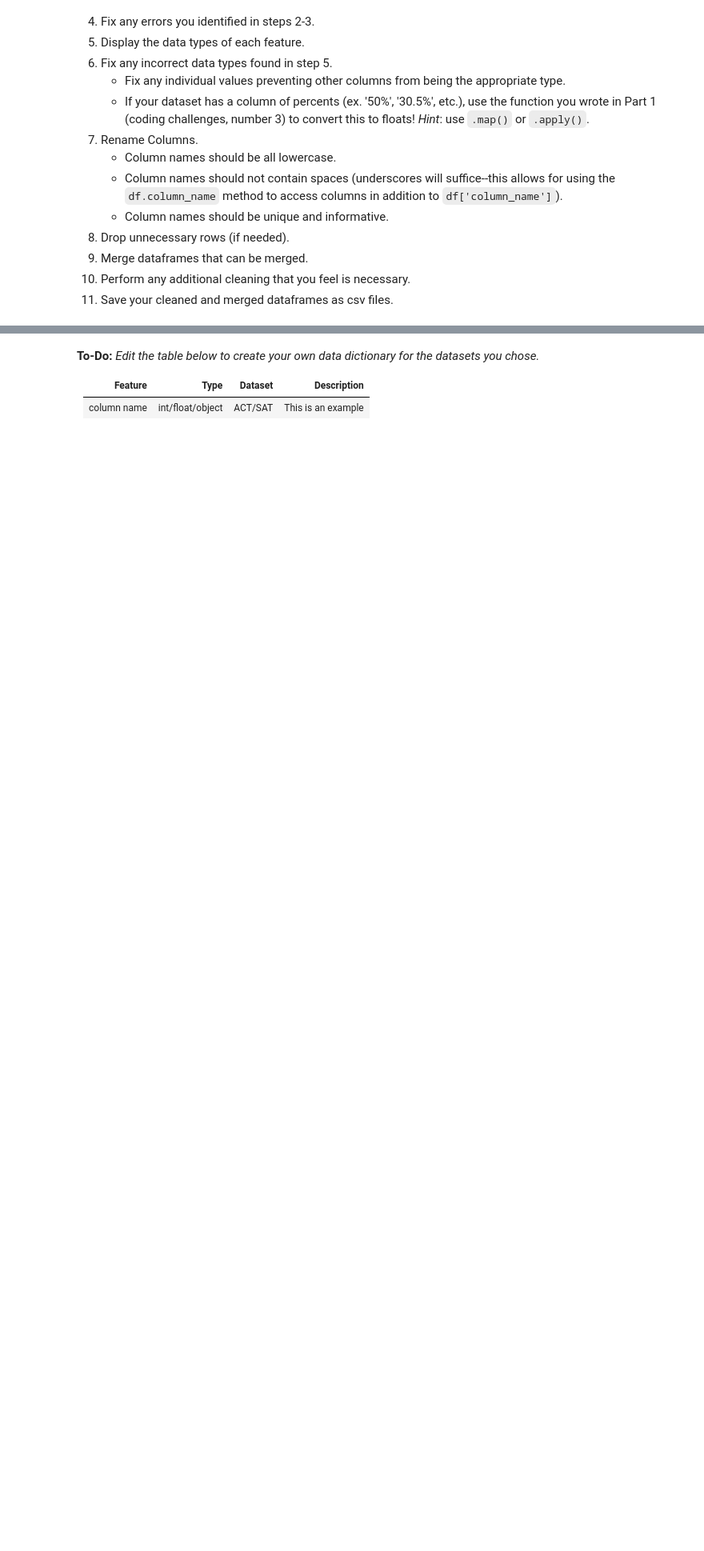
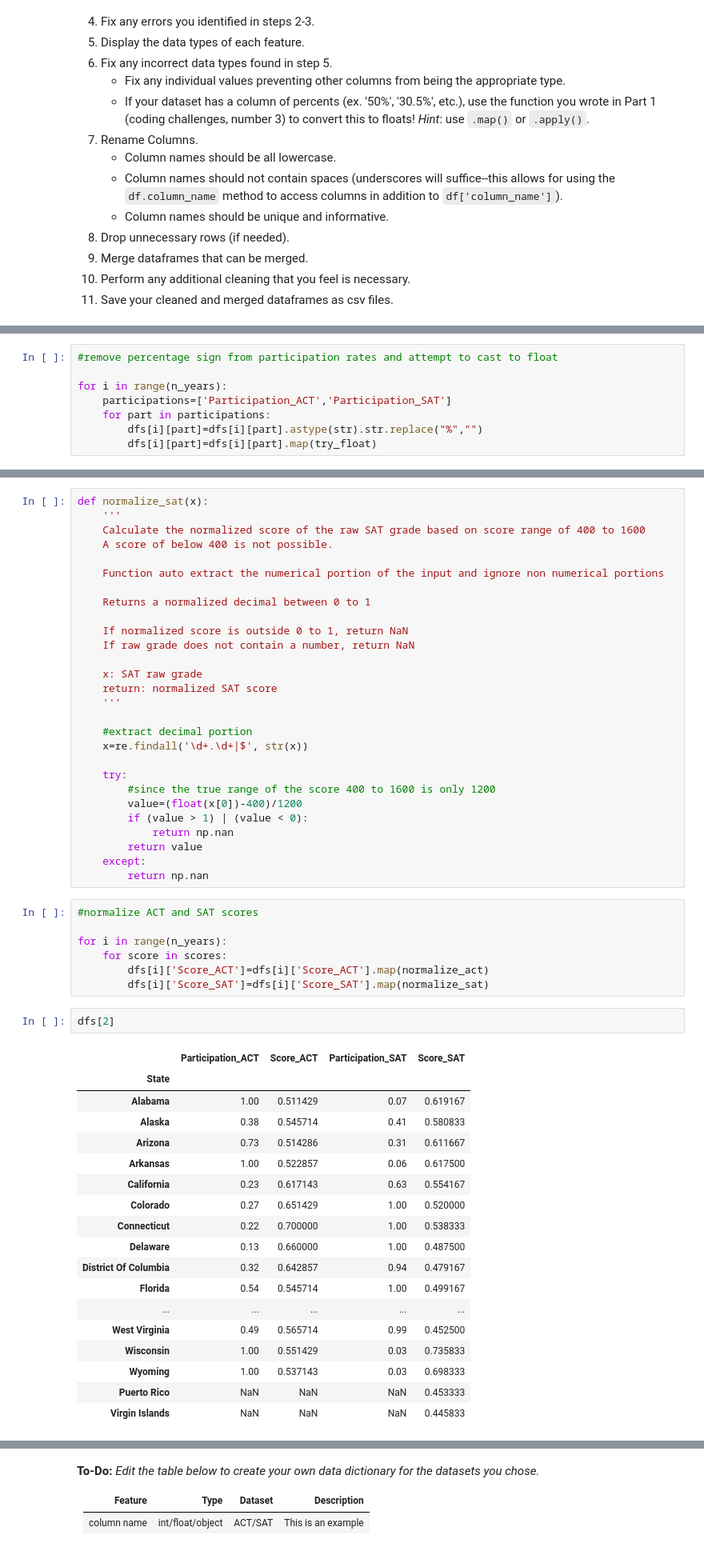
Before and after one commit to garyfoohw/GA_DSIF_project_1, a Jupyter notebook: code/starter-code.ipynb, the cells around one changed output, grey strips where cells are left out. Shown at 80% size. Drawn from its saved outputs; the diff is of its cells as text; blank space fills up the shorter version.

Commit message:
Cleaned and merged dataframes of 2017 to 2019 ACT and SAT

```diff
--- a/code/starter-code.ipynb
+++ b/code/starter-code.ipynb
@@ -192,0 +258,8 @@ df_sat.head()
+# %%
+#remove percentage sign from participation rates and attempt to cast to float
+
+for i in range(n_years):
+    participations=['Participation_ACT','Participation_SAT']
+    for part in participations:
+        dfs[i][part]=dfs[i][part].astype(str).str.replace("%","")
+        dfs[i][part]=dfs[i][part].map(try_float)
@@ -192,0 +294,56 @@ df_sat.head()
+# %%
+def normalize_sat(x):
+    '''
+    Calculate the normalized score of the raw SAT grade based on score range of 400 to 1600
+    A score of below 400 is not possible.
+
+    Function auto extract the numerical portion of the input and ignore non numerical portions
+
+    Returns a normalized decimal between 0 to 1
+
+    If normalized score is outside 0 to 1, return NaN
+    If raw grade does not contain a number, return NaN
+
+    x: SAT raw grade
+    return: normalized SAT score
+    '''
+
+    #extract decimal portion
+    x=re.findall('\d+.\d+|$', str(x))
+
+    try:
+        #since the true range of the score 400 to 1600 is only 1200
+        value=(float(x[0])-400)/1200
+        if (value > 1) | (value < 0):
+            return np.nan
+        return value
+    except:
+        return np.nan
+# %%
+#normalize ACT and SAT scores
+
+for i in range(n_years):
+    for score in scores:
+        dfs[i]['Score_ACT']=dfs[i]['Score_ACT'].map(normalize_act)
+        dfs[i]['Score_SAT']=dfs[i]['Score_SAT'].map(normalize_sat)
+# %%
+dfs[2]
+# %% [output]
+|  | Participation_ACT | Score_ACT | Participation_SAT | Score_SAT |
+| State |  |  |  |  |
+| Alabama | 1.00 | 0.511429 | 0.07 | 0.619167 |
+| Alaska | 0.38 | 0.545714 | 0.41 | 0.580833 |
+| Arizona | 0.73 | 0.514286 | 0.31 | 0.611667 |
+| Arkansas | 1.00 | 0.522857 | 0.06 | 0.617500 |
+| California | 0.23 | 0.617143 | 0.63 | 0.554167 |
+| Colorado | 0.27 | 0.651429 | 1.00 | 0.520000 |
+| Connecticut | 0.22 | 0.700000 | 1.00 | 0.538333 |
+| Delaware | 0.13 | 0.660000 | 1.00 | 0.487500 |
+| District Of Columbia | 0.32 | 0.642857 | 0.94 | 0.479167 |
+| Florida | 0.54 | 0.545714 | 1.00 | 0.499167 |
+| ... | ... | ... | ... | ... |
+| West Virginia | 0.49 | 0.565714 | 0.99 | 0.452500 |
+| Wisconsin | 1.00 | 0.551429 | 0.03 | 0.735833 |
+| Wyoming | 1.00 | 0.537143 | 0.03 | 0.698333 |
+| Puerto Rico | NaN | NaN | NaN | 0.453333 |
+| Virgin Islands | NaN | NaN | NaN | 0.445833 |
```
Also changed, not shown: parts of 17 cells of this notebook.
